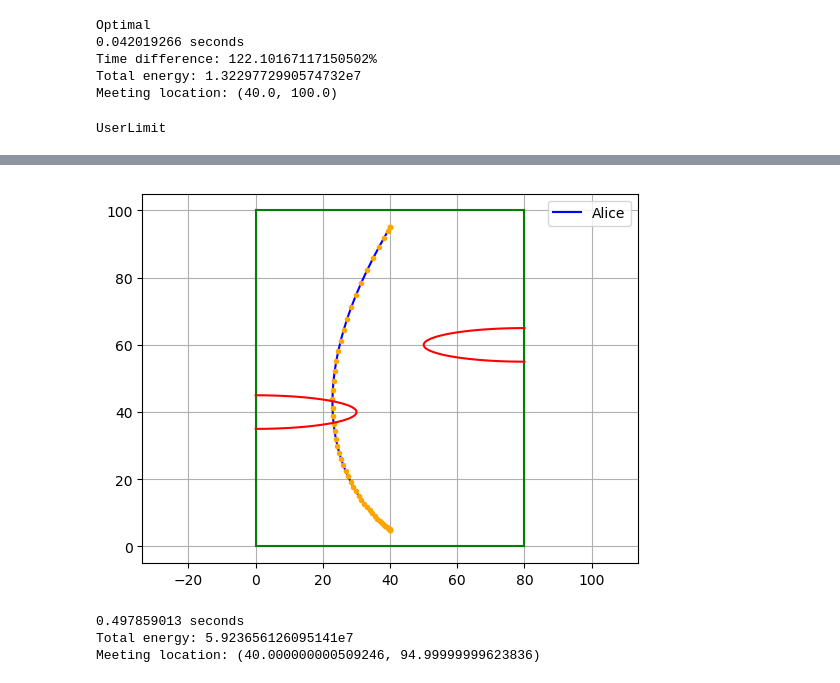
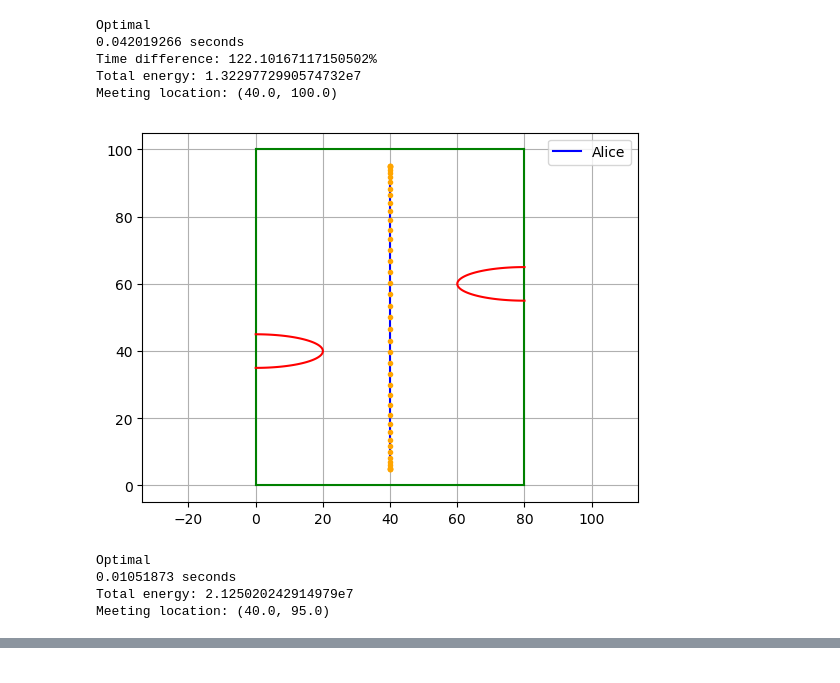
Before and after one commit to apletta/Optimization_PathPlanning, a Jupyter notebook: Track.ipynb, the cells around one changed output, grey strips where cells are left out. Saved outputs shown, nothing was run; the diff lists cells and outputs as text; code cells hidden in the pictures.

```diff
--- a/Track.ipynb
+++ b/Track.ipynb
@@ -264,17 +264,17 @@ using JuMP, PyPlot, Ipopt
 # Define model, variables, constraints, objective
 m = Model(solver=IpoptSolver(print_level=0))
 
-time = 50
+time = 40
 start = [40, 5]
 finish = [40, 95]
 #time_step = 36
 
 ellipse = [0, 40]
-r_a = 30
+r_a = 20
 r_b = 5
 
 ellipse2 = [80, 60]
-r_a2 = 30
+r_a2 = 20
 r_b2 = 5
 
 #num_circles, dim = size(circles)
@@ -293,7 +293,7 @@ setvalue(x_A[:, 25], [40, 50])
 
 # Keep path away from obstacles defined by radii from circle center
 for t in 1:time
-    @NLconstraint(m, ((r_b^2)*(x_A[1, t] - ellipse[2])^2 + (r_a^2)*(x_A[2, t] - ellipse[1])^2) >= ((r_a)^2 * (r_b)^2) + 0.01  )
+    #@NLconstraint(m, ((r_b^2)*(x_A[1, t] - ellipse[2])^2 + (r_a^2)*(x_A[2, t] - ellipse[1])^2) >= ((r_a)^2 * (r_b)^2) + 0.01  )
     @NLconstraint(m, ((r_b2^2)*(x_A[1, t] - ellipse2[2])^2 + (r_a2^2)*(x_A[2, t] - ellipse2[1])^2) >= ((r_a2)^2 * (r_b2)^2) + 0.01 )
 end
 
@@ -347,31 +347,35 @@ plot(rightWallx, rightWally, color="g")
 leftWallx = 0*rightWally .+ 80
 plot(leftWallx, rightWally, color="g")
 
 bottomx = range(0, stop=80, length=10)
 bottomy = 0*bottomx
 topy = bottomy .+ 100
 plot(bottomx, bottomy, color="g")
 plot(bottomx, topy, color="g")
 
 
 # Plot time steps
 for t in 1:time
    plot(x_A[1, t], x_A[2, t], ".", color="orange")
 end
 
 tR = range(pi/2,stop=3pi/2,length=100)         # parameter that traverses the ellipse
 tL = range(3pi/2,stop=5pi/2,length=100)
 
 plot( ellipse[1] .+ r_a*cos.(tL), ellipse[2] .+ r_b*sin.(tL), color = "red")
 plot( ellipse2[1] .+ r_a2*cos.(tR), ellipse2[2] .+ r_b2*sin.(tR), color = "red")
 
 plot(start[1], start[2], ".", color="orange")
 plot(finish[1], finish[2], ".", color="orange")
 
 # Formatting
 axis("equal")                            # make x and y scales equal
 grid("on")
 legend()
 ;
 # %% [output]
+[figure, new version]
-UserLimit
+Optimal
+0.01051873 seconds
+Total energy: 2.125020242914979e7
+Meeting location: (40.0, 95.0)
@@ -380,4 +381,0 @@ UserLimit
-[figure, old version]
-0.497859013 seconds
-Total energy: 5.923656126095141e7
-Meeting location: (40.000000000509246, 94.99999999623836)
```
Also changed, not shown: parts of 1 cell of this notebook.
